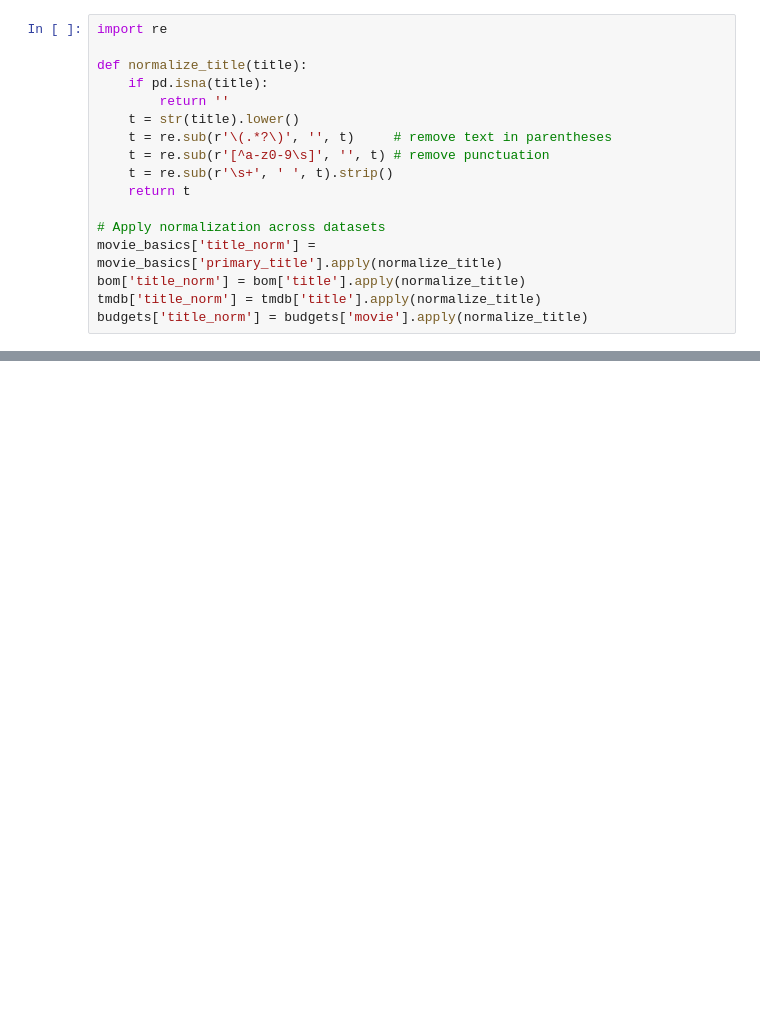
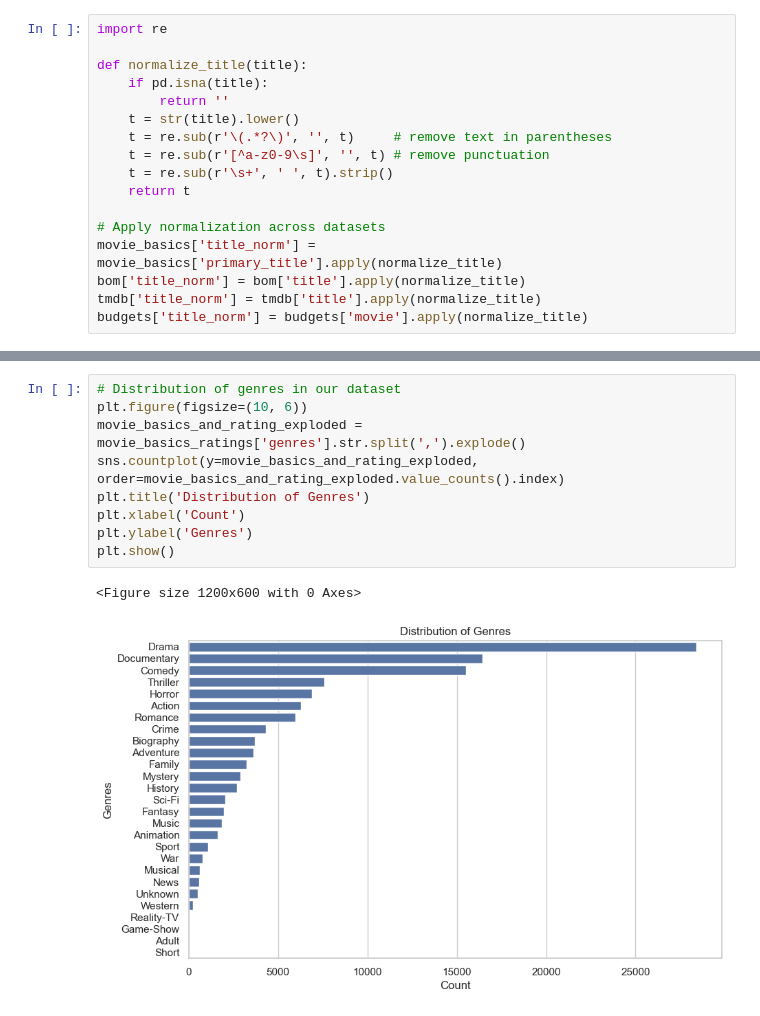
Before and after one commit to lorenaterah/Phase-2-project-G3, a Jupyter notebook: Notebooks/salma.ipynb, the cells around one changed output, grey strips where cells are left out. Saved outputs shown, nothing was run; the diff lists cells and outputs as text; blank space fills up the shorter version.

```diff
--- a/Notebooks/salma.ipynb
+++ b/Notebooks/salma.ipynb
@@ -489,0 +586,12 @@ budgets['title_norm'] = budgets['movie'].apply(normalize_title)
+# %%
+# Distribution of genres in our dataset
+plt.figure(figsize=(10, 6))
+movie_basics_and_rating_exploded = movie_basics_ratings['genres'].str.split(',').explode()
+sns.countplot(y=movie_basics_and_rating_exploded, order=movie_basics_and_rating_exploded.value_counts().index)
+plt.title('Distribution of Genres')
+plt.xlabel('Count')
+plt.ylabel('Genres')
+plt.show()
+# %% [output]
+<Figure size 1200x600 with 0 Axes>
+[figure, added]
```
Also changed, not shown: parts of 17 cells of this notebook.
